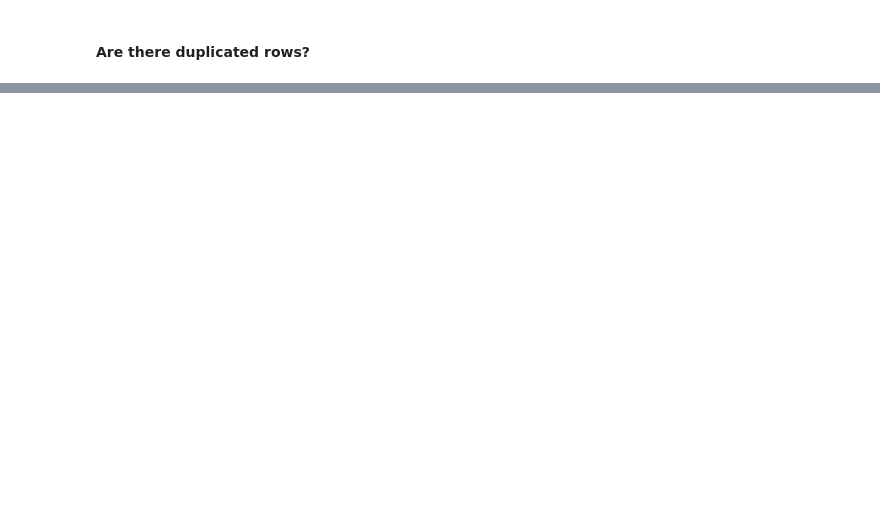
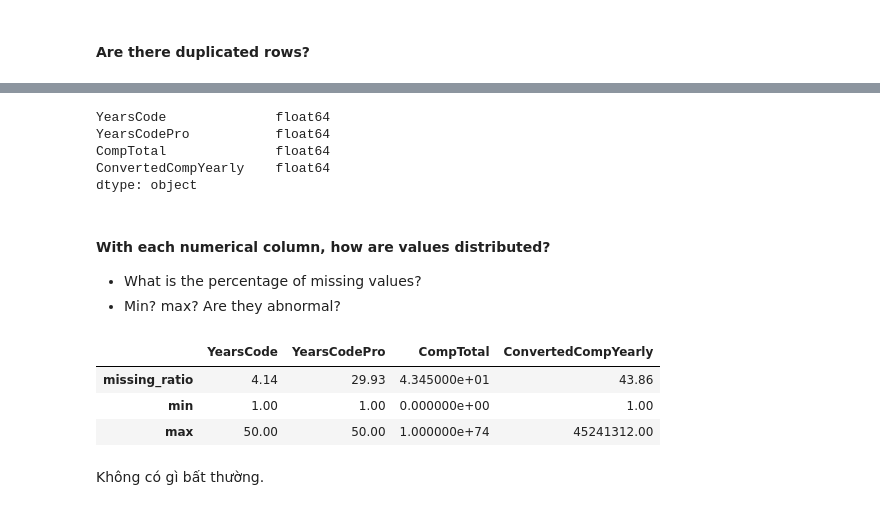
Before and after one commit to grevyarlesp/HCMUS_P4DS_Final, a Jupyter notebook: Exploring.ipynb, the cells around one changed output, grey strips where cells are left out. Cells and saved outputs as stored; diff of their text form; code cells hidden in the pictures; blank space fills up the shorter version.

```diff
--- a/Notebook.ipynb
+++ b/Exploring.ipynb
@@ -276,0 +59,10 @@ Dropping columns with high misisng value rates
+# %%
+cols = ['MainBranch', 'Employment', 'Country', 'EdLevel', 'Age1stCode', 'LearnCode', 'YearsCode', 'YearsCodePro',
+        'DevType', 'OrgSize','Currency', 'CompTotal', 'CompFreq', 'ConvertedCompYearly', 'LanguageHaveWorkedWith',
+        'LanguageWantToWorkWith', 'LanguageWantToWorkWith', 'MiscTechHaveWorkedWith', 'MiscTechWantToWorkWith',
+        'NEWCollabToolsWantToWorkWith', 'NEWCollabToolsHaveWorkedWith', 'OpSys', 'Age', 'Gender' ]
+
+numerical_cols = ['YearsCode', 'YearsCodePro', 'CompTotal', 'ConvertedCompYearly']
+
+categorical_cols = ['MainBranch', 'Employment', 'Country', 'EdLevel', 'Age1stCode',
+                    'DevType', 'OrgSize', 'Currency', 'CompFreq', 'OpSys', 'Age', 'Gender']
@@ -276,0 +98,3 @@ Dropping columns with high misisng value rates
+# %%
+main_df = df1[cols]
+main_df
@@ -276,0 +161,3 @@ Dropping columns with high misisng value rates
+# %%
+main_df['YearsCode'] = pd.to_numeric(main_df['YearsCode'], errors='coerce')
+main_df['YearsCodePro'] = pd.to_numeric(main_df['YearsCodePro'], errors='coerce')
@@ -276,0 +175,26 @@ Dropping columns with high misisng value rates
+# %%
+main_df[numerical_cols].dtypes
+# %% [output]
+YearsCode              float64
+YearsCodePro           float64
+CompTotal              float64
+ConvertedCompYearly    float64
+dtype: object
+# %% [markdown]
+#### With each numerical column, how are values distributed?
+- What is the percentage of missing values?
+- Min? max? Are they abnormal?
+# %%
+def missing_ratio(s):
+    return s.isna().mean() * 100
+# %%
+nume_col_profiles_df = main_df[numerical_cols]
+nume_col_profiles_df = nume_col_profiles_df.agg([missing_ratio, pd.Series.min, pd.Series.max])
+nume_col_profiles_df.round(2)
+# %% [output]
+|  | YearsCode | YearsCodePro | CompTotal | ConvertedCompYearly |
+| missing_ratio | 4.14 | 29.93 | 4.345000e+01 | 43.86 |
+| min | 1.00 | 1.00 | 0.000000e+00 | 1.00 |
+| max | 50.00 | 50.00 | 1.000000e+74 | 45241312.00 |
+# %% [markdown]
+Không có gì bất thường.
```
Also changed, not shown: parts of 56 cells of this notebook.
